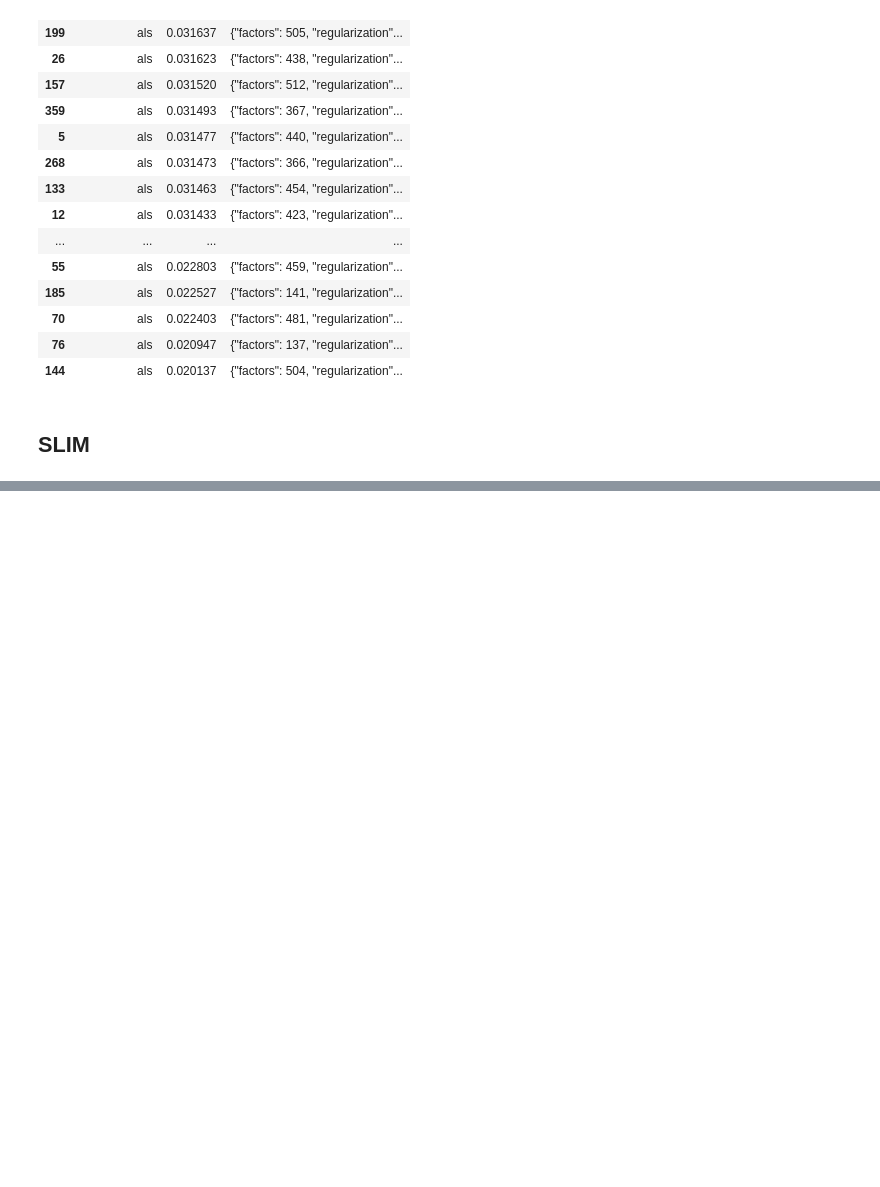
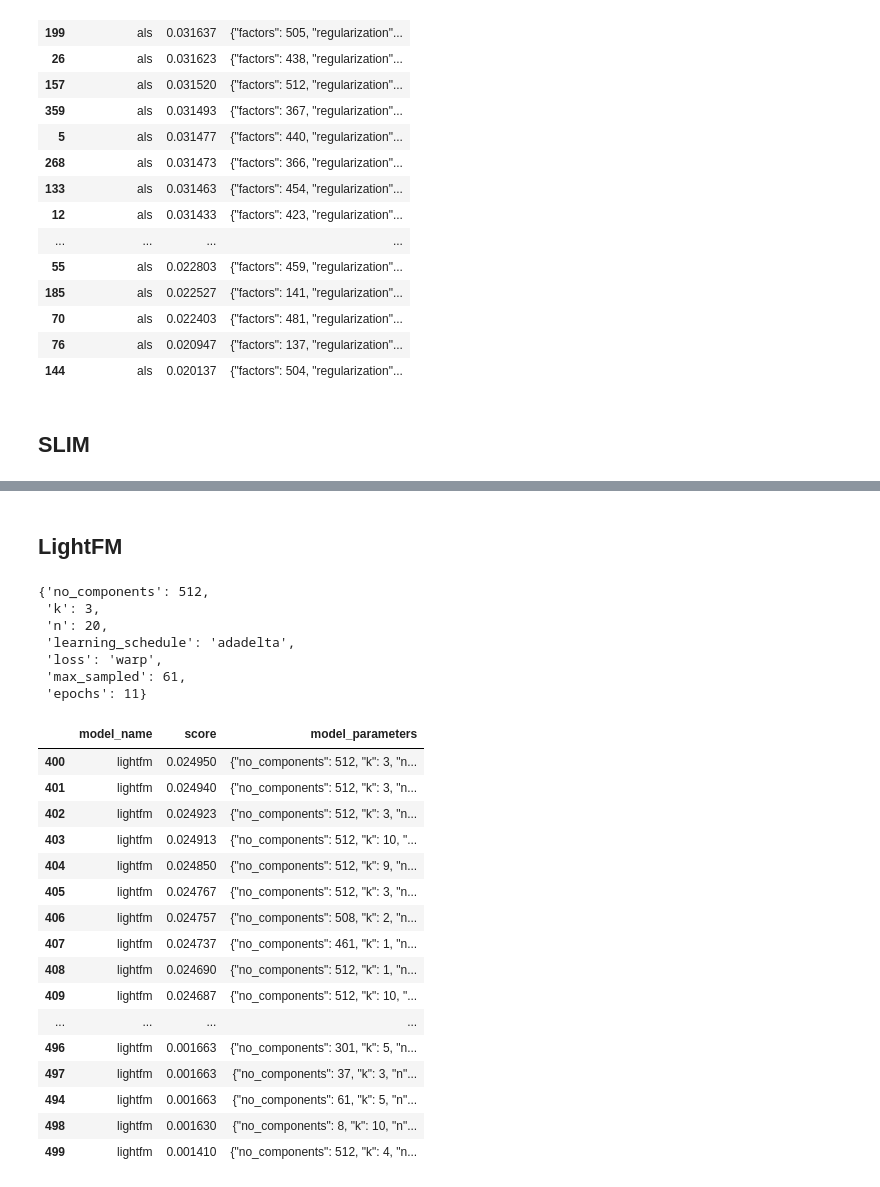
Before and after one commit to rob-kwiec/olx-jobs-recommendations, a Jupyter notebook: notebooks/evaluation/check_tuning_process.ipynb, the cells around one changed output, grey strips where cells are left out. Saved outputs shown, nothing was run; the diff lists cells and outputs as text; code cells hidden in the pictures; blank space fills up the shorter version.

Commit message:
results added

```diff
--- a/notebooks/evaluation/check_tuning_process.ipynb
+++ b/notebooks/evaluation/check_tuning_process.ipynb
@@ -128,0 +129,29 @@ display_model_results("slim", paths.tuning_dir)
+# %% [markdown]
+## LightFM
+# %%
+display_model_results("lightfm", paths.tuning_dir)
+# %% [output]
+{'no_components': 512,
+ 'k': 3,
+ 'n': 20,
+ 'learning_schedule': 'adadelta',
+ 'loss': 'warp',
+ 'max_sampled': 61,
+ 'epochs': 11}
+|  | model_name | score | model_parameters |
+| 400 | lightfm | 0.024950 | {"no_components": 512, "k": 3, "n... |
+| 401 | lightfm | 0.024940 | {"no_components": 512, "k": 3, "n... |
+| 402 | lightfm | 0.024923 | {"no_components": 512, "k": 3, "n... |
+| 403 | lightfm | 0.024913 | {"no_components": 512, "k": 10, "... |
+| 404 | lightfm | 0.024850 | {"no_components": 512, "k": 9, "n... |
+| 405 | lightfm | 0.024767 | {"no_components": 512, "k": 3, "n... |
+| 406 | lightfm | 0.024757 | {"no_components": 508, "k": 2, "n... |
+| 407 | lightfm | 0.024737 | {"no_components": 461, "k": 1, "n... |
+| 408 | lightfm | 0.024690 | {"no_components": 512, "k": 1, "n... |
+| 409 | lightfm | 0.024687 | {"no_components": 512, "k": 10, "... |
+| ... | ... | ... | ... |
+| 496 | lightfm | 0.001663 | {"no_components": 301, "k": 5, "n... |
+| 497 | lightfm | 0.001663 | {"no_components": 37, "k": 3, "n"... |
+| 494 | lightfm | 0.001663 | {"no_components": 61, "k": 5, "n"... |
+| 498 | lightfm | 0.001630 | {"no_components": 8, "k": 10, "n"... |
+| 499 | lightfm | 0.001410 | {"no_components": 512, "k": 4, "n... |
```
Also changed, not shown: parts of 2 cells of this notebook, 7 other files.
